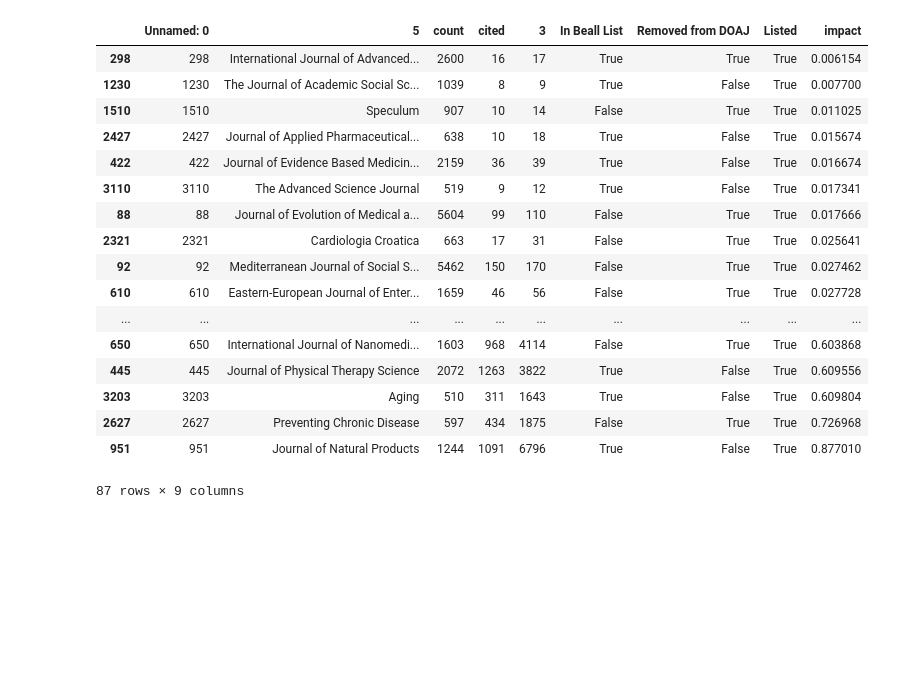
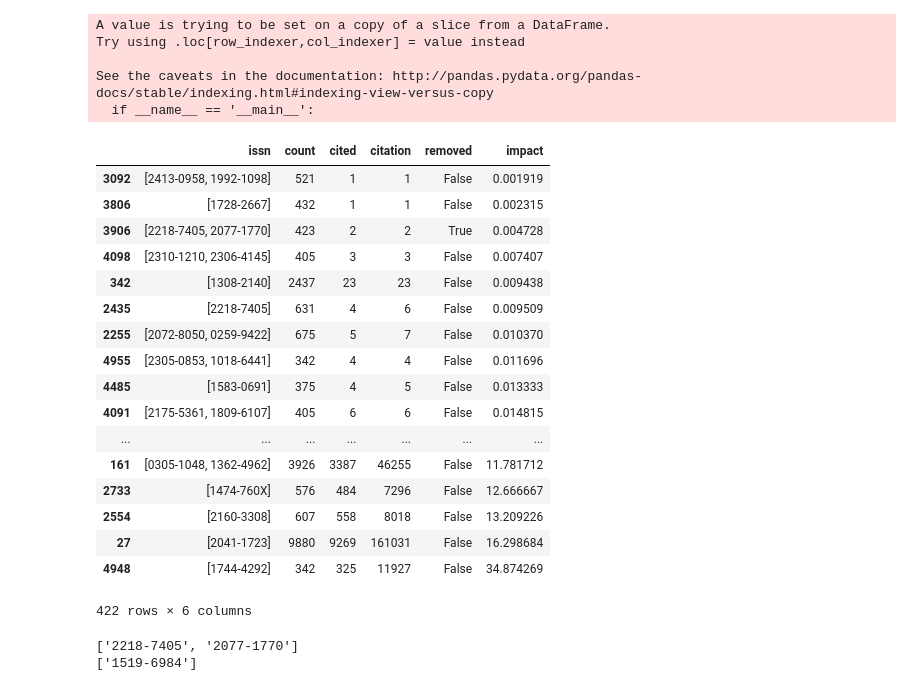
Before and after one commit to moqri/academic_journals, a Jupyter notebook: pred.ipynb, the cells around one changed output. Drawn from its saved outputs; the diff is of its cells as text; code cells hidden in the pictures; blank space fills up the shorter version.

```diff
--- a/pred.ipynb
+++ b/pred.ipynb
@@ -13,6 +33,10 @@ drem=[line.strip() for line in lines]
 # %%
-df['In Beall List']= df['5'].apply(lambda x:x in preds)
-df['Removed from DOAJ']= df['5'].apply(lambda x:x in drem)
-df['Listed']=df['In Beall List']|df['Removed from DOAJ']
+#with open('beal.txt') as f:
+#    lines = f.read().splitlines()
+#beal=[line.split('(')[0].strip() for line in lines]
+#df['In Beall List']= df['5'].apply(lambda x:x in preds)
+#df['Removed from DOAJ']= df['5'].apply(lambda x:x in drem)
+#df['Listed']=df['In Beall List']|df['Removed from DOAJ']
-# %%
-df['impact']=df['cited']/df['count']
+# %%
+oa=df[df.issn.apply(lambda x: x[0] in doaj_issns or (len(x)>1 and x[1] in doaj_issns ))]
+oa.shape
@@ -18,0 +45,3 @@ df['impact']=df['cited']/df['count']
+# %%
+oa['removed']=oa.issn.apply(lambda x:(x[0] in doaj_rem_issns) or (len(x)>1 and x[1] in doaj_rem_issns))
+oa[oa.removed].shape
@@ -19,22 +55,34 @@ df['impact']=df['cited']/df['count']
 # %%
-df[df['Listed']].sort('impact')
+oa.sort('impact')
 # %% [output]
+A value is trying to be set on a copy of a slice from a DataFrame.
+Try using .loc[row_indexer,col_indexer] = value instead
+
+See the caveats in the documentation: http://pandas.pydata.org/pandas-docs/stable/indexing.html#indexing-view-versus-copy
+  if __name__ == '__main__':
-|  | Unnamed: 0 | 5 | count | cited | 3 | In Beall List | Removed from DOAJ | Listed | impact |
-| 298 | 298 | International Journal of Advanced... | 2600 | 16 | 17 | True | True | True | 0.006154 |
-| 1230 | 1230 | The Journal of Academic Social Sc... | 1039 | 8 | 9 | True | False | True | 0.007700 |
-| 1510 | 1510 | Speculum | 907 | 10 | 14 | False | True | True | 0.011025 |
-| 2427 | 2427 | Journal of Applied Pharmaceutical... | 638 | 10 | 18 | True | False | True | 0.015674 |
-| 422 | 422 | Journal of Evidence Based Medicin... | 2159 | 36 | 39 | True | False | True | 0.016674 |
-| 3110 | 3110 | The Advanced Science Journal | 519 | 9 | 12 | True | False | True | 0.017341 |
-| 88 | 88 | Journal of Evolution of Medical a... | 5604 | 99 | 110 | False | True | True | 0.017666 |
-| 2321 | 2321 | Cardiologia Croatica | 663 | 17 | 31 | False | True | True | 0.025641 |
-| 92 | 92 | Mediterranean Journal of Social S... | 5462 | 150 | 170 | False | True | True | 0.027462 |
-| 610 | 610 | Eastern-European Journal of Enter... | 1659 | 46 | 56 | False | True | True | 0.027728 |
-| ... | ... | ... | ... | ... | ... | ... | ... | ... | ... |
-| 650 | 650 | International Journal of Nanomedi... | 1603 | 968 | 4114 | False | True | True | 0.603868 |
-| 445 | 445 | Journal of Physical Therapy Science | 2072 | 1263 | 3822 | True | False | True | 0.609556 |
-| 3203 | 3203 | Aging | 510 | 311 | 1643 | True | False | True | 0.609804 |
-| 2627 | 2627 | Preventing Chronic Disease | 597 | 434 | 1875 | False | True | True | 0.726968 |
-| 951 | 951 | Journal of Natural Products | 1244 | 1091 | 6796 | True | False | True | 0.877010 |
+|  | issn | count | cited | citation | removed | impact |
+| 3092 | [2413-0958, 1992-1098] | 521 | 1 | 1 | False | 0.001919 |
+| 3806 | [1728-2667] | 432 | 1 | 1 | False | 0.002315 |
+| 3906 | [2218-7405, 2077-1770] | 423 | 2 | 2 | True | 0.004728 |
+| 4098 | [2310-1210, 2306-4145] | 405 | 3 | 3 | False | 0.007407 |
+| 342 | [1308-2140] | 2437 | 23 | 23 | False | 0.009438 |
+| 2435 | [2218-7405] | 631 | 4 | 6 | False | 0.009509 |
+| 2255 | [2072-8050, 0259-9422] | 675 | 5 | 7 | False | 0.010370 |
+| 4955 | [2305-0853, 1018-6441] | 342 | 4 | 4 | False | 0.011696 |
+| 4485 | [1583-0691] | 375 | 4 | 5 | False | 0.013333 |
+| 4091 | [2175-5361, 1809-6107] | 405 | 6 | 6 | False | 0.014815 |
+| ... | ... | ... | ... | ... | ... | ... |
+| 161 | [0305-1048, 1362-4962] | 3926 | 3387 | 46255 | False | 11.781712 |
+| 2733 | [1474-760X] | 576 | 484 | 7296 | False | 12.666667 |
+| 2554 | [2160-3308] | 607 | 558 | 8018 | False | 13.209226 |
+| 27 | [2041-1723] | 9880 | 9269 | 161031 | False | 16.298684 |
+| 4948 | [1744-4292] | 342 | 325 | 11927 | False | 34.874269 |
-87 rows × 9 columns
+422 rows × 6 columns
+# %%
+l=oa[oa['removed']].sort('count').issn.values
+for i in l:
+    print i
+# %% [output]
+['2218-7405', '2077-1770']
+['1519-6984']
 # %%
```
Also changed, not shown: parts of 16 cells of this notebook, 21 other files.
